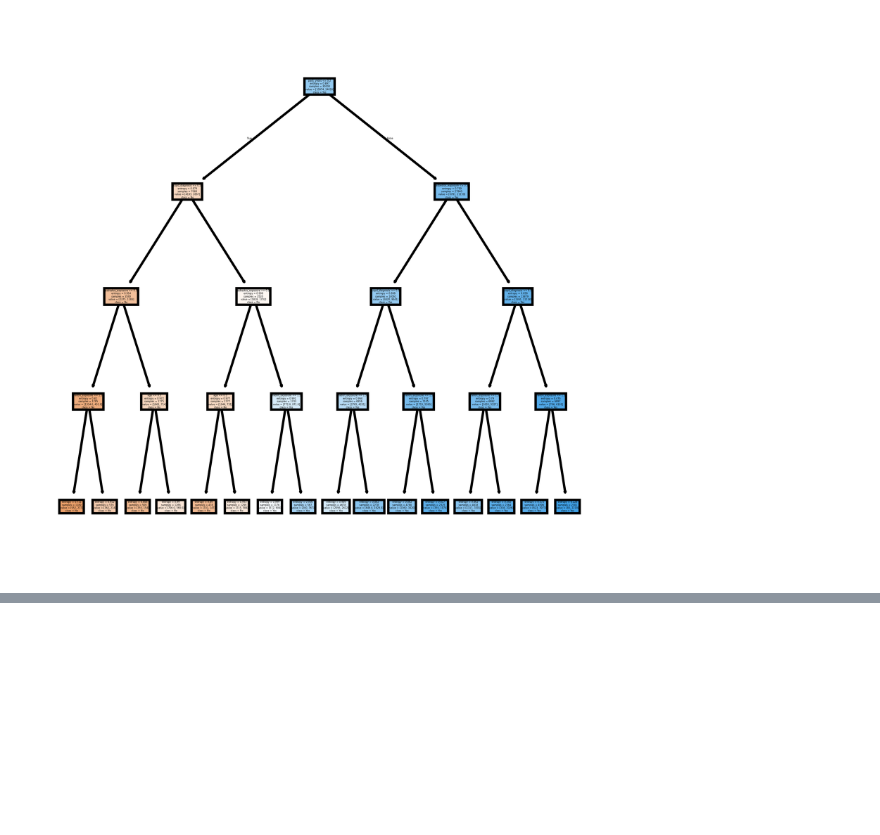
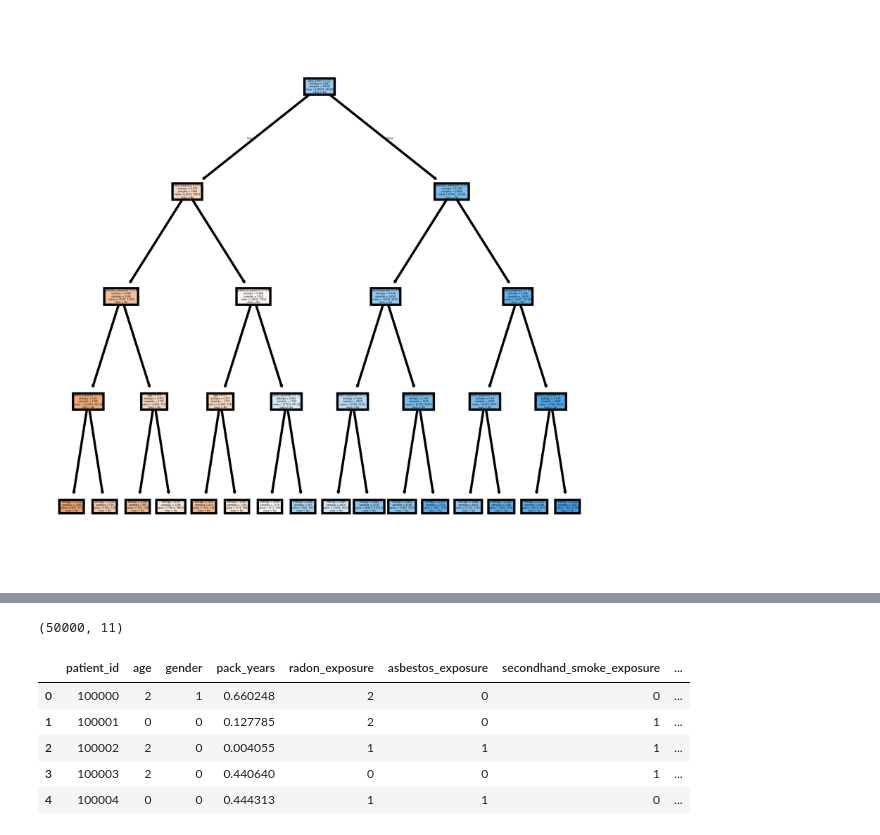
Before and after one commit to Alanoudhud/DataMining-Project, a Jupyter notebook: Reports/Phase3.ipynb, the cells around one changed output, grey strips where cells are left out. Saved outputs shown, nothing was run; the diff lists cells and outputs as text; code cells hidden in the pictures; blank space fills up the shorter version.

```diff
--- a/Reports/Phase3.ipynb
+++ b/Reports/Phase3.ipynb
@@ -274,0 +282,14 @@ plt.show()
+# %%
+import pandas as pd
+
+df = pd.read_csv("lung_cancer_preprocessed.csv")
+print(df.shape)
+df.head()
+# %% [output]
+(50000, 11)
+|  | patient_id | age | gender | pack_years | radon_exposure | asbestos_exposure | secondhand_smoke_exposure | ... |
+| 0 | 100000 | 2 | 1 | 0.660248 | 2 | 0 | 0 | ... |
+| 1 | 100001 | 0 | 0 | 0.127785 | 2 | 0 | 1 | ... |
+| 2 | 100002 | 2 | 0 | 0.004055 | 1 | 1 | 1 | ... |
+| 3 | 100003 | 2 | 0 | 0.440640 | 0 | 0 | 1 | ... |
+| 4 | 100004 | 0 | 0 | 0.444313 | 1 | 1 | 0 | ... |
```
Also changed, not shown: parts of 16 cells of this notebook.
